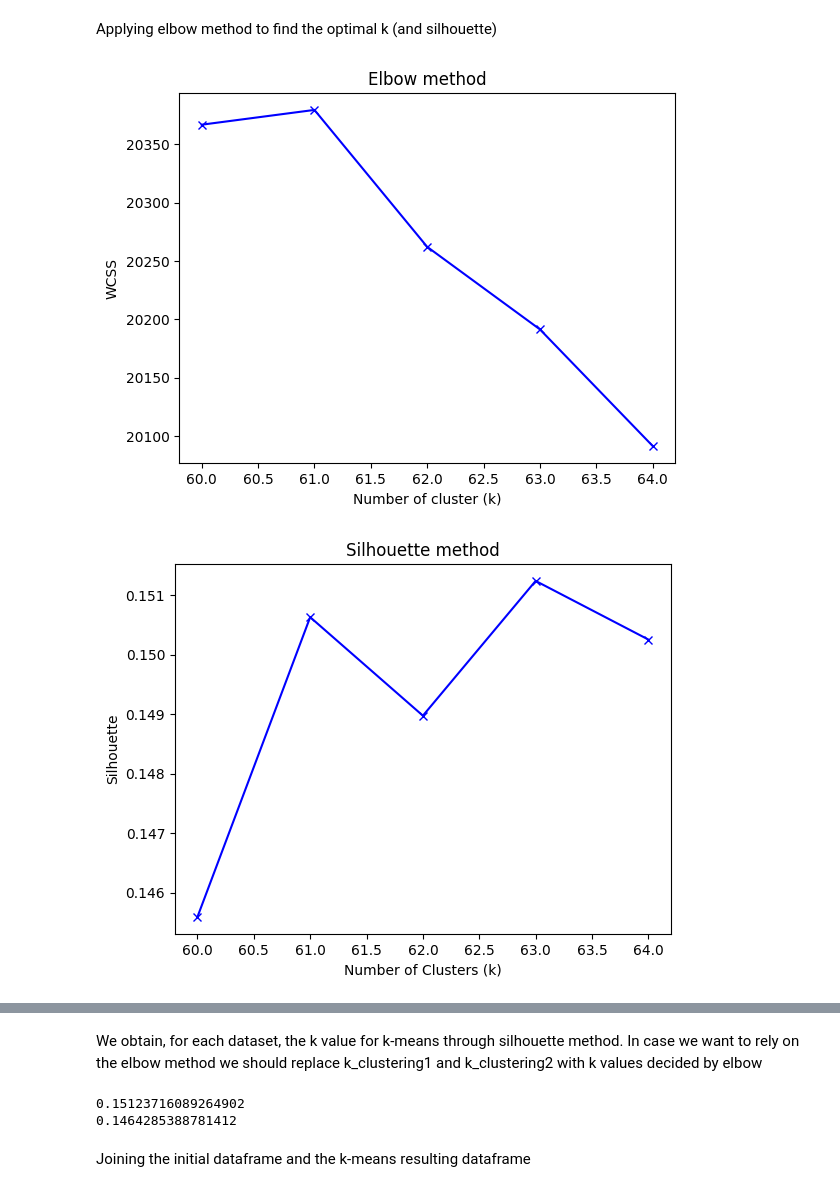
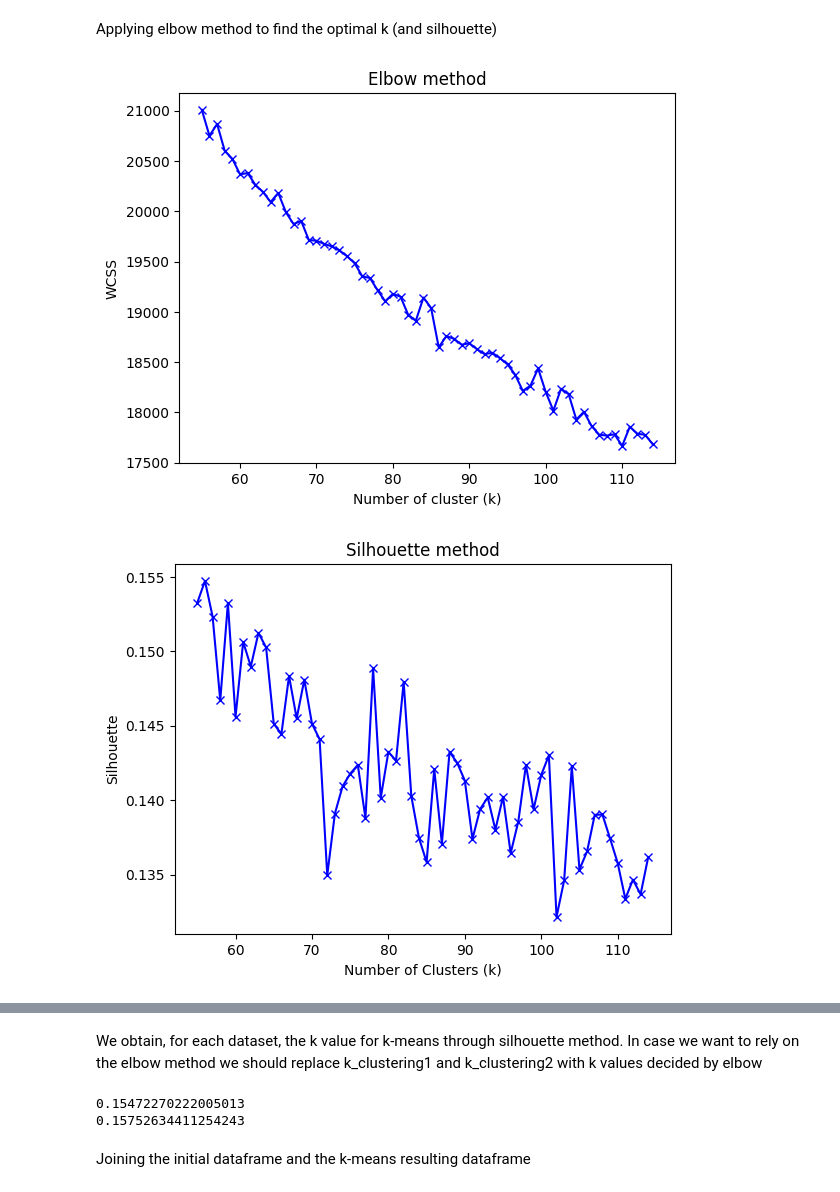
Before and after one commit to MarcoGuarino/Player-Valuation-Forecasting-and-Talent-Scouting, a Jupyter notebook: talent_scouting/task2.ipynb, the cells around one changed output, grey strips where cells are left out. Cells and saved outputs as stored; diff of their text form; code cells hidden in the pictures.

```diff
--- a/talent_scouting/task2.ipynb
+++ b/talent_scouting/task2.ipynb
@@ -545,8 +556,8 @@ I'm applying pca with an optimal k=  25
 Applying elbow method to find the optimal k (and silhouette)
 # %%
 # applying elbow method to find the optimal k (and silhouette)
-clustering_results1 = applying_elbow(df1_pca, features_col="pcaFeatures", prediction_col="cluster", min_k=60, max_k=65, random_seed=RANDOM_SEED)[1] #40-110
-clustering_results2 = applying_elbow(df2_pca, features_col="pcaFeatures", prediction_col="cluster", min_k=68, max_k=74, random_seed=RANDOM_SEED)[1] #40-110
+clustering_results1 = applying_elbow(df1_pca, features_col="pcaFeatures", prediction_col="cluster", min_k=55, max_k=115, random_seed=RANDOM_SEED)[1]
+clustering_results2 = applying_elbow(df2_pca, features_col="pcaFeatures", prediction_col="cluster", min_k=55, max_k=115, random_seed=RANDOM_SEED)[1]
 # %% [output]
-[figure, old version]
+[figure, new version]
-[figure, old version]
+[figure, new version]
@@ -570,8 +581,8 @@ silhouette2 = evaluate_k_means(df_clusters2, metric_name="silhouette", distance_
 print(silhouette1)
 print(silhouette2)
 # %% [output]
-0.15123716089264902
-0.1464285388781412
+0.15472270222005013
+0.15752634411254243
 # %% [markdown]
 Joining the initial dataframe and the k-means resulting dataframe
 # %%
```
Also changed, not shown: parts of 10 cells of this notebook, 2 other files.
